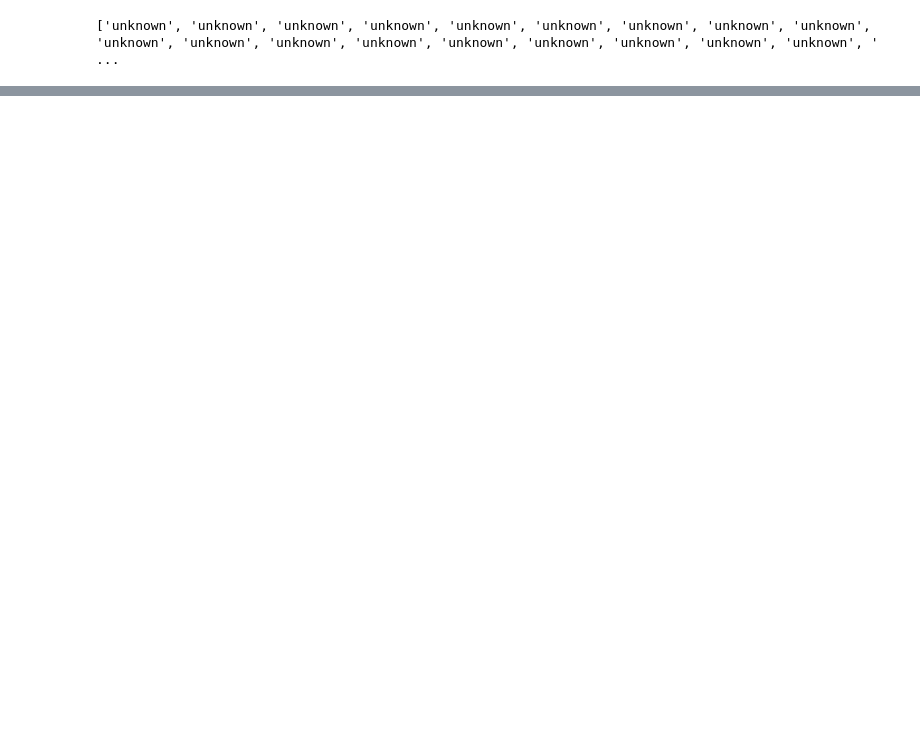
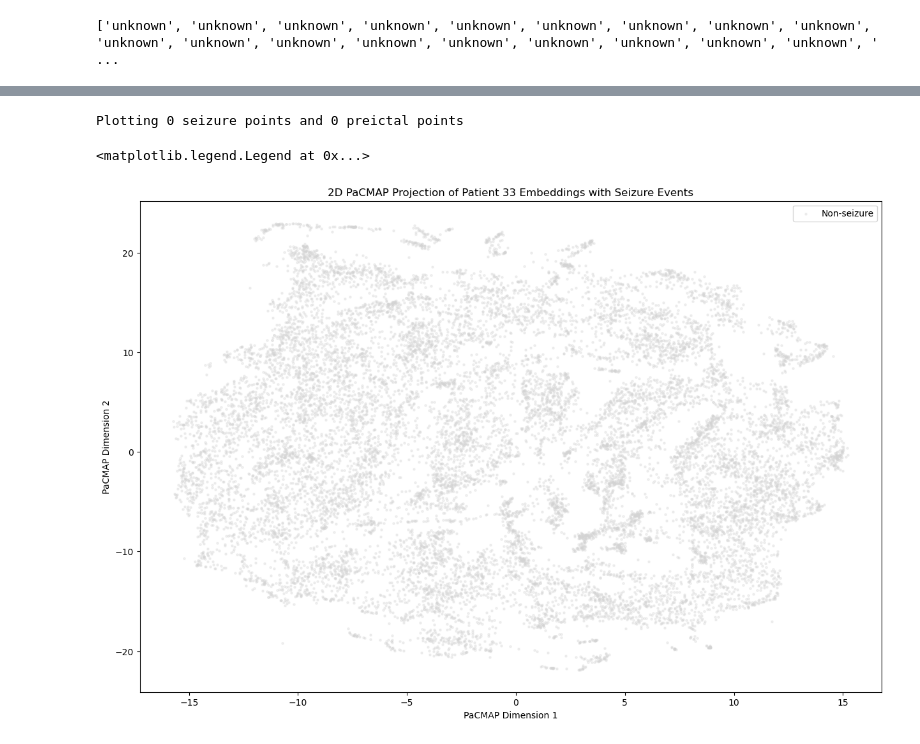
Before and after one commit to brunohml/BrainStateModeling, a Jupyter notebook: plot_space.ipynb, the cells around one changed output, grey strips where cells are left out. Drawn from its saved outputs; the diff is of its cells as text; code cells hidden in the pictures; blank space fills up the shorter version.

Commit message:
updated to plot_space notebook, now plots with seizure and pre-ictal labels

```diff
--- a/plot_space.ipynb
+++ b/plot_space.ipynb
@@ -220,0 +350,56 @@ Plotting 49 points for R
+# %%
+# Plot results
+plt.figure(figsize=(15,10))
+
+# Plot non-seizure points in grey first
+plt.scatter(manifold_2d[~(seizure_mask | preictal_mask),0],
+           manifold_2d[~(seizure_mask | preictal_mask),1],
+           c='lightgray', alpha=0.3, s=5, label='Non-seizure')
+
+# Get indices of preictal points
+preictal_indices = np.where(preictal_mask)[0]
+
+# Get indices of seizure points
+seizure_indices = np.where(seizure_mask)[0]
+
+# Plot preictal points with blue-purple gradient
+if len(preictal_indices) > 0:
+    # Create normalized values between 0 and 1 for the preictal points
+    preictal_norm_values = np.linspace(0, 1, len(preictal_indices))
+
+    # Plot preictal points with color gradient
+    preictal_scatter = plt.scatter(manifold_2d[preictal_indices,0],
+                                 manifold_2d[preictal_indices,1],
+                                 c=preictal_norm_values, cmap='cool',
+                                 label=f'Pre-ictal progression ({len(preictal_indices)} windows)',
+                                 alpha=0.7, s=15)
+
+    # Add colorbar for preictal
+    preictal_cbar = plt.colorbar(preictal_scatter)
+    preictal_cbar.set_label('Pre-ictal progression (early → late)')
+
+# Create color gradient for seizure progression
+if len(seizure_indices) > 0:
+    # Create normalized values between 0 and 1 for the seizure points
+    norm_values = np.linspace(0, 1, len(seizure_indices))
+
+    # Plot seizure points with color gradient
+    scatter = plt.scatter(manifold_2d[seizure_indices,0], manifold_2d[seizure_indices,1],
+                         c=norm_values, cmap='YlOrRd',
+                         label=f'Seizure progression ({len(patient_seizures)} events)',
+                         alpha=0.7, s=15)
+
+    # Add colorbar
+    cbar = plt.colorbar(scatter)
+    cbar.set_label('Seizure progression (early → late)')
+
+print(f"Plotting {len(seizure_indices)} seizure points and {len(preictal_indices)} preictal points")
+
+plt.title(f'2D PaCMAP Projection of Patient {patient_id} Embeddings with Seizure Events')
+plt.xlabel('PaCMAP Dimension 1')
+plt.ylabel('PaCMAP Dimension 2')
+plt.legend()
+# %% [output]
+Plotting 0 seizure points and 0 preictal points
+<matplotlib.legend.Legend at 0x...>
+[figure, added]
```
Also changed, not shown: parts of 8 cells of this notebook.
